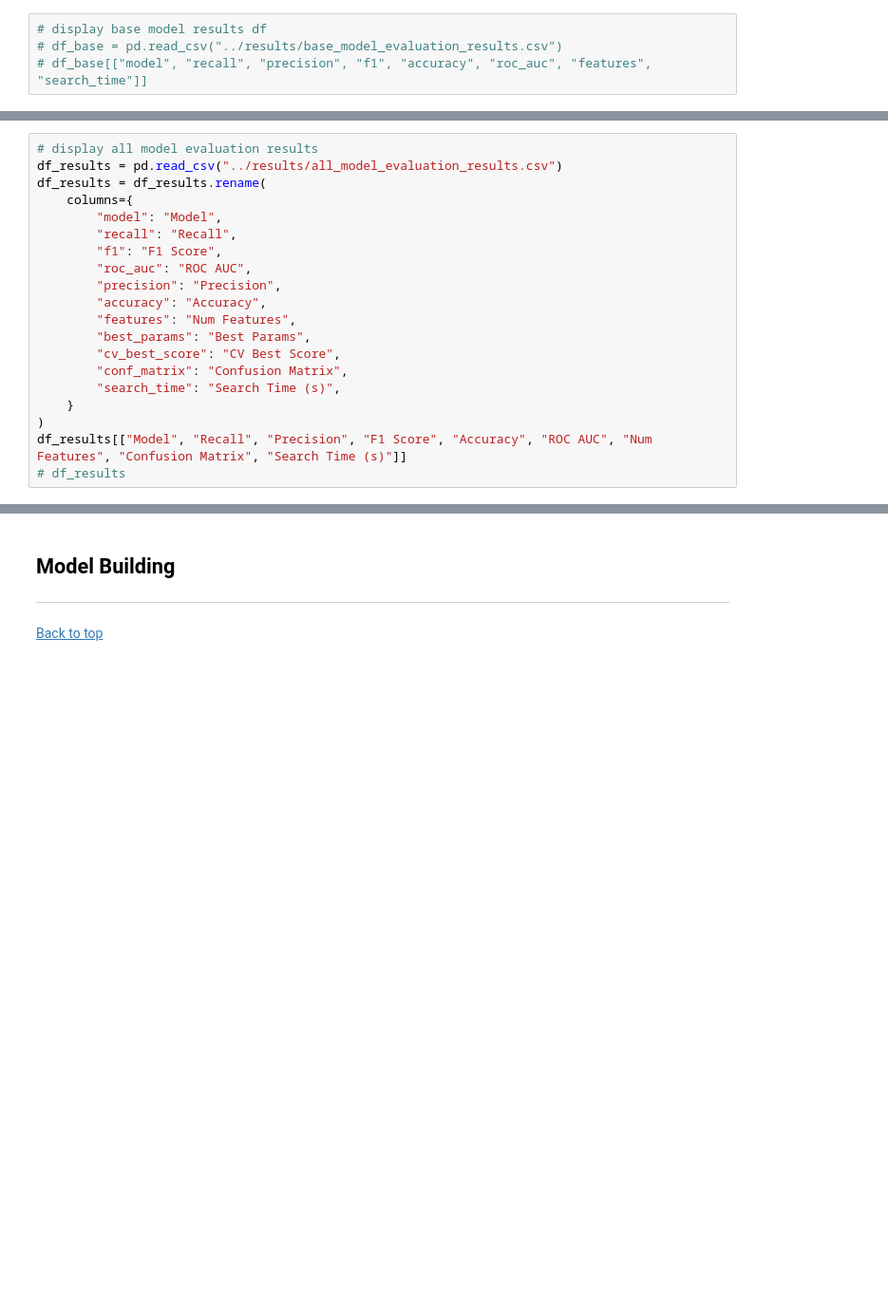
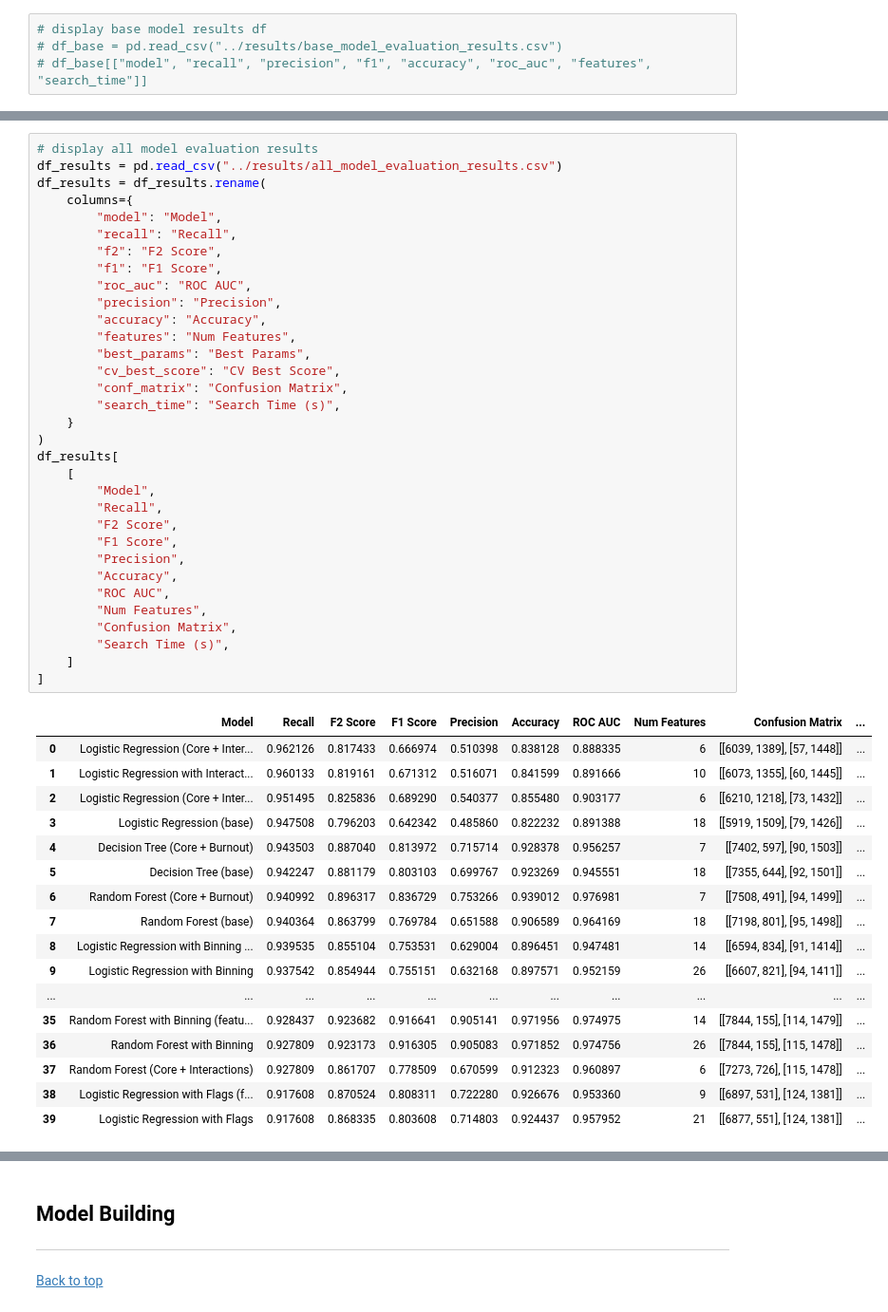
Before and after one commit to johbry17/Salifort-Employee-Churn-ml, a Jupyter notebook: notebooks/models.ipynb, the cells around one changed output, grey strips where cells are left out. Shown at 95% size. Saved outputs shown, nothing was run; the diff lists cells and outputs as text; blank space fills up the shorter version.

Commit message:
feat: select winning models, initial models.ipyb commit

```diff
--- a/notebooks/models.ipynb
+++ b/notebooks/models.ipynb
@@ -252,22 +284,53 @@ display(Image(filename="../results/images/base_model_confusion_matrices_confusio
 # %%
 # display all model evaluation results
 df_results = pd.read_csv("../results/all_model_evaluation_results.csv")
 df_results = df_results.rename(
     columns={
         "model": "Model",
         "recall": "Recall",
+        "f2": "F2 Score",
         "f1": "F1 Score",
         "roc_auc": "ROC AUC",
         "precision": "Precision",
         "accuracy": "Accuracy",
         "features": "Num Features",
         "best_params": "Best Params",
         "cv_best_score": "CV Best Score",
         "conf_matrix": "Confusion Matrix",
         "search_time": "Search Time (s)",
     }
 )
-df_results[["Model", "Recall", "Precision", "F1 Score", "Accuracy", "ROC AUC", "Num Features", "Confusion Matrix", "Search Time (s)"]]
-# df_results
+df_results[
+    [
+        "Model",
+        "Recall",
+        "F2 Score",
+        "F1 Score",
+        "Precision",
+        "Accuracy",
+        "ROC AUC",
+        "Num Features",
+        "Confusion Matrix",
+        "Search Time (s)",
+    ]
+]
+# %% [output]
+|  | Model | Recall | F2 Score | F1 Score | Precision | Accuracy | ROC AUC | Num Features | Confusion Matrix | ... |
+| 0 | Logistic Regression (Core + Inter... | 0.962126 | 0.817433 | 0.666974 | 0.510398 | 0.838128 | 0.888335 | 6 | [[6039, 1389], [57, 1448]] | ... |
+| 1 | Logistic Regression with Interact... | 0.960133 | 0.819161 | 0.671312 | 0.516071 | 0.841599 | 0.891666 | 10 | [[6073, 1355], [60, 1445]] | ... |
+| 2 | Logistic Regression (Core + Inter... | 0.951495 | 0.825836 | 0.689290 | 0.540377 | 0.855480 | 0.903177 | 6 | [[6210, 1218], [73, 1432]] | ... |
+| 3 | Logistic Regression (base) | 0.947508 | 0.796203 | 0.642342 | 0.485860 | 0.822232 | 0.891388 | 18 | [[5919, 1509], [79, 1426]] | ... |
+| 4 | Decision Tree (Core + Burnout) | 0.943503 | 0.887040 | 0.813972 | 0.715714 | 0.928378 | 0.956257 | 7 | [[7402, 597], [90, 1503]] | ... |
+| 5 | Decision Tree (base) | 0.942247 | 0.881179 | 0.803103 | 0.699767 | 0.923269 | 0.945551 | 18 | [[7355, 644], [92, 1501]] | ... |
+| 6 | Random Forest (Core + Burnout) | 0.940992 | 0.896317 | 0.836729 | 0.753266 | 0.939012 | 0.976981 | 7 | [[7508, 491], [94, 1499]] | ... |
+| 7 | Random Forest (base) | 0.940364 | 0.863799 | 0.769784 | 0.651588 | 0.906589 | 0.964169 | 18 | [[7198, 801], [95, 1498]] | ... |
+| 8 | Logistic Regression with Binning ... | 0.939535 | 0.855104 | 0.753531 | 0.629004 | 0.896451 | 0.947481 | 14 | [[6594, 834], [91, 1414]] | ... |
+| 9 | Logistic Regression with Binning | 0.937542 | 0.854944 | 0.755151 | 0.632168 | 0.897571 | 0.952159 | 26 | [[6607, 821], [94, 1411]] | ... |
+| ... | ... | ... | ... | ... | ... | ... | ... | ... | ... | ... |
+| 35 | Random Forest with Binning (featu... | 0.928437 | 0.923682 | 0.916641 | 0.905141 | 0.971956 | 0.974975 | 14 | [[7844, 155], [114, 1479]] | ... |
+| 36 | Random Forest with Binning | 0.927809 | 0.923173 | 0.916305 | 0.905083 | 0.971852 | 0.974756 | 26 | [[7844, 155], [115, 1478]] | ... |
+| 37 | Random Forest (Core + Interactions) | 0.927809 | 0.861707 | 0.778509 | 0.670599 | 0.912323 | 0.960897 | 6 | [[7273, 726], [115, 1478]] | ... |
+| 38 | Logistic Regression with Flags (f... | 0.917608 | 0.870524 | 0.808311 | 0.722280 | 0.926676 | 0.953360 | 9 | [[6897, 531], [124, 1381]] | ... |
+| 39 | Logistic Regression with Flags | 0.917608 | 0.868335 | 0.803608 | 0.714803 | 0.924437 | 0.957952 | 21 | [[6877, 551], [124, 1381]] | ... |
 # %%
 # display confusion matrix for all models, top 9
```
Also changed, not shown: parts of 158 cells of this notebook, 3 other files.
